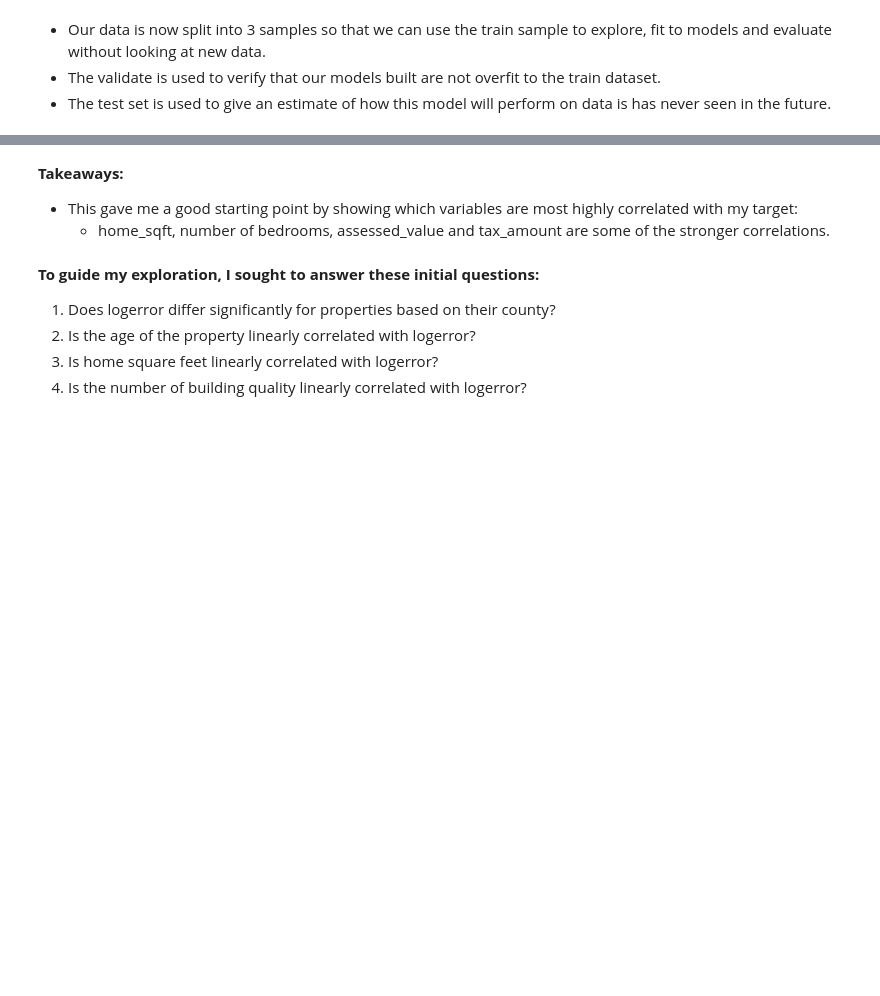
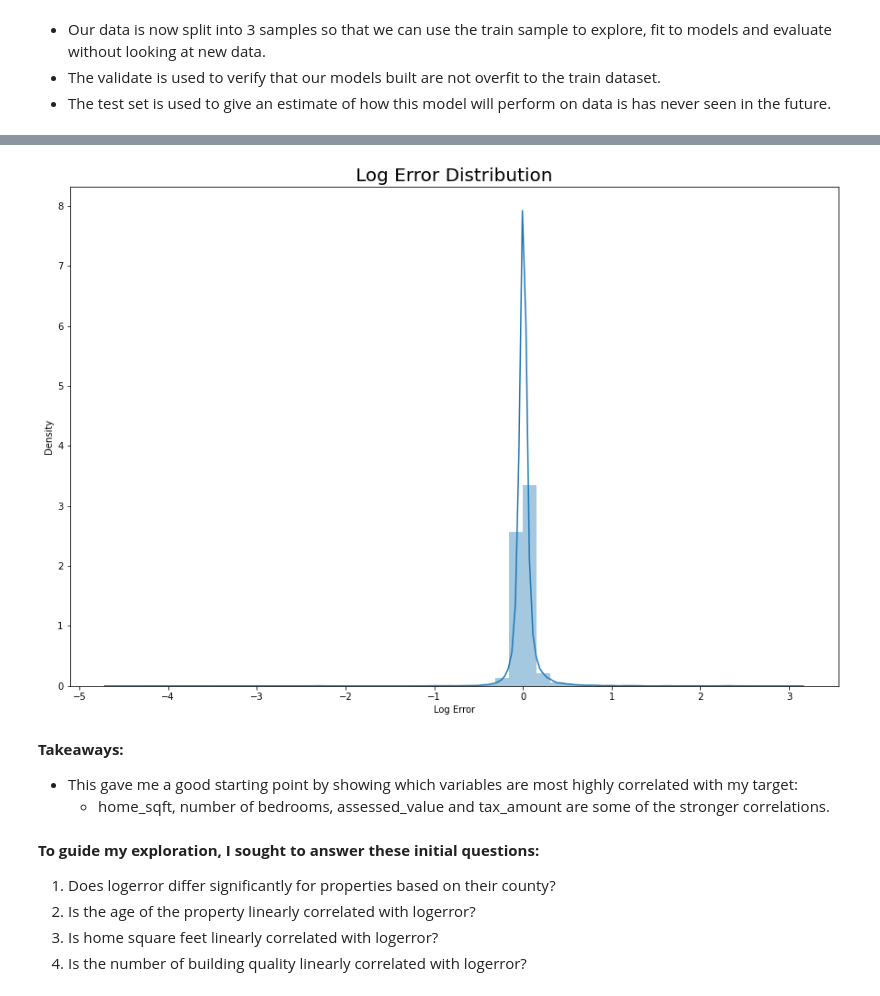
Before and after one commit to kristofer-rivera/zillow-clustering-project, a Jupyter notebook: final_report.ipynb, the cells around one changed output, grey strips where cells are left out. Drawn from its saved outputs; the diff is of its cells as text; code cells hidden in the pictures; blank space fills up the shorter version.

```diff
--- a/final_report.ipynb
+++ b/final_report.ipynb
@@ -158,3 +163,13 @@ ex.plot_correlations(train)
+# %%
+# Let's take a look at the overall log error distribution
+
+plt.figure(figsize= (15, 10))
+sns.distplot(df.logerror)
+plt.title('Log Error Distribution', fontsize=20)
+plt.xlabel('Log Error')
+plt.show()
+# %% [output]
+[figure, added]
 # %% [markdown]
 **Takeaways:**
 - This gave me a good starting point by showing which variables are most highly correlated with my target:
```
Also changed, not shown: parts of 75 cells of this notebook.
